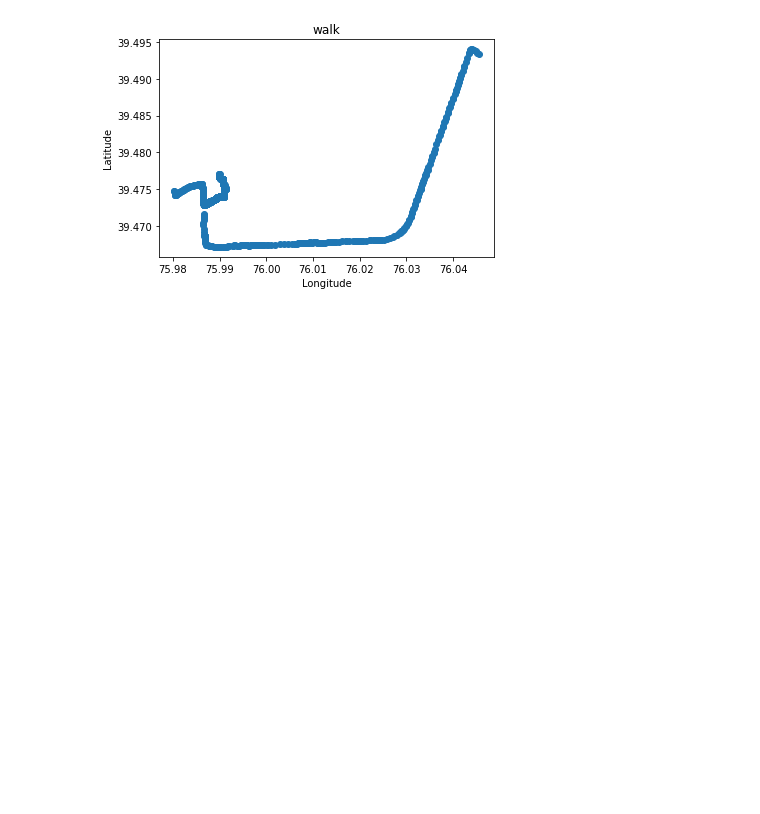
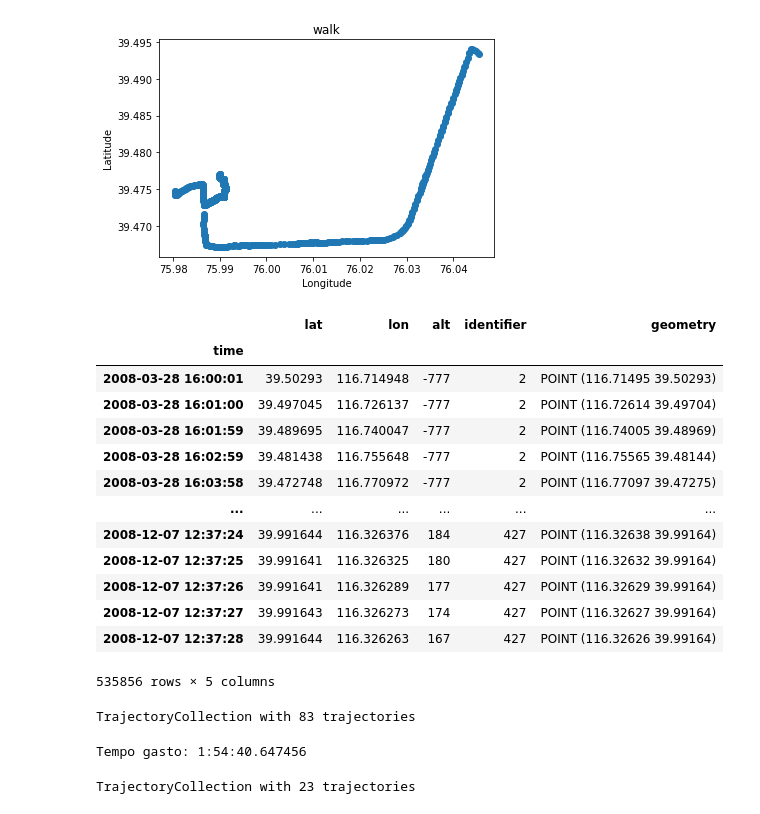
Before and after one commit to gifilipakis/research_Geolife, a Jupyter notebook: Motifs.ipynb, the cells around one changed output. Saved outputs shown, nothing was run; the diff lists cells and outputs as text; code cells hidden in the pictures; blank space fills up the shorter version.

```diff
--- a/Motifs.ipynb
+++ b/Motifs.ipynb
@@ -92,0 +247,55 @@ draw_motif(transport_df,gps_points_df)
+# %%
+import geopandas as gpd
+from pyproj import CRS
+from shapely.geometry import Point
+from datetime import timedelta
+
+# Adding a geometry column
+gps_points_df['geometry'] = [Point(lon, lat) for lon, lat in
+                             zip(gps_points_df['lon'].to_list(), gps_points_df['lat'].to_list())]
+
+# Creating a Geodataframe. Be aware it is CRS 4326 WGS84
+geodata = gpd.GeoDataFrame(gps_points_df, crs = CRS.from_epsg('4326'))
+geodata = geodata.set_index('time')
+geodata
+# %% [output]
+|  | lat | lon | alt | identifier | geometry |
+| time |  |  |  |  |  |
+| 2008-03-28 16:00:01 | 39.50293 | 116.714948 | -777 | 2 | POINT (116.71495 39.50293) |
+| 2008-03-28 16:01:00 | 39.497045 | 116.726137 | -777 | 2 | POINT (116.72614 39.49704) |
+| 2008-03-28 16:01:59 | 39.489695 | 116.740047 | -777 | 2 | POINT (116.74005 39.48969) |
+| 2008-03-28 16:02:59 | 39.481438 | 116.755648 | -777 | 2 | POINT (116.75565 39.48144) |
+| 2008-03-28 16:03:58 | 39.472748 | 116.770972 | -777 | 2 | POINT (116.77097 39.47275) |
+| ... | ... | ... | ... | ... | ... |
+| 2008-12-07 12:37:24 | 39.991644 | 116.326376 | 184 | 427 | POINT (116.32638 39.99164) |
+| 2008-12-07 12:37:25 | 39.991641 | 116.326325 | 180 | 427 | POINT (116.32632 39.99164) |
+| 2008-12-07 12:37:26 | 39.991641 | 116.326289 | 177 | 427 | POINT (116.32629 39.99164) |
+| 2008-12-07 12:37:27 | 39.991643 | 116.326273 | 174 | 427 | POINT (116.32627 39.99164) |
+| 2008-12-07 12:37:28 | 39.991644 | 116.326263 | 167 | 427 | POINT (116.32626 39.99164) |
+535856 rows × 5 columns
+# %%
+import movingpandas as mpd
+
+# Create a Trajectory Collection with Movingpandas
+traj_collection = mpd.TrajectoryCollection(geodata, 'identifier')
+traj_collection
+# %% [output]
+TrajectoryCollection with 83 trajectories
+# %%
+from datetime import timedelta
+
+start = datetime.now()
+print('Início em:',start)
+# Define parameters in Hours and Search radius in meters
+Hours = 1
+SearchRadio = 500
+# stop detection
+stops = mpd.TrajectoryStopDetector(traj_collection).get_stop_segments(min_duration=timedelta(hours=Hours), max_diameter=SearchRadio)
+
+end = datetime.now()
+print('Tempo gasto:',end-start)
+
+stops
+# %% [output]
+Tempo gasto: 1:54:40.647456
+TrajectoryCollection with 23 trajectories
```
Also changed, not shown: parts of 13 cells of this notebook.
